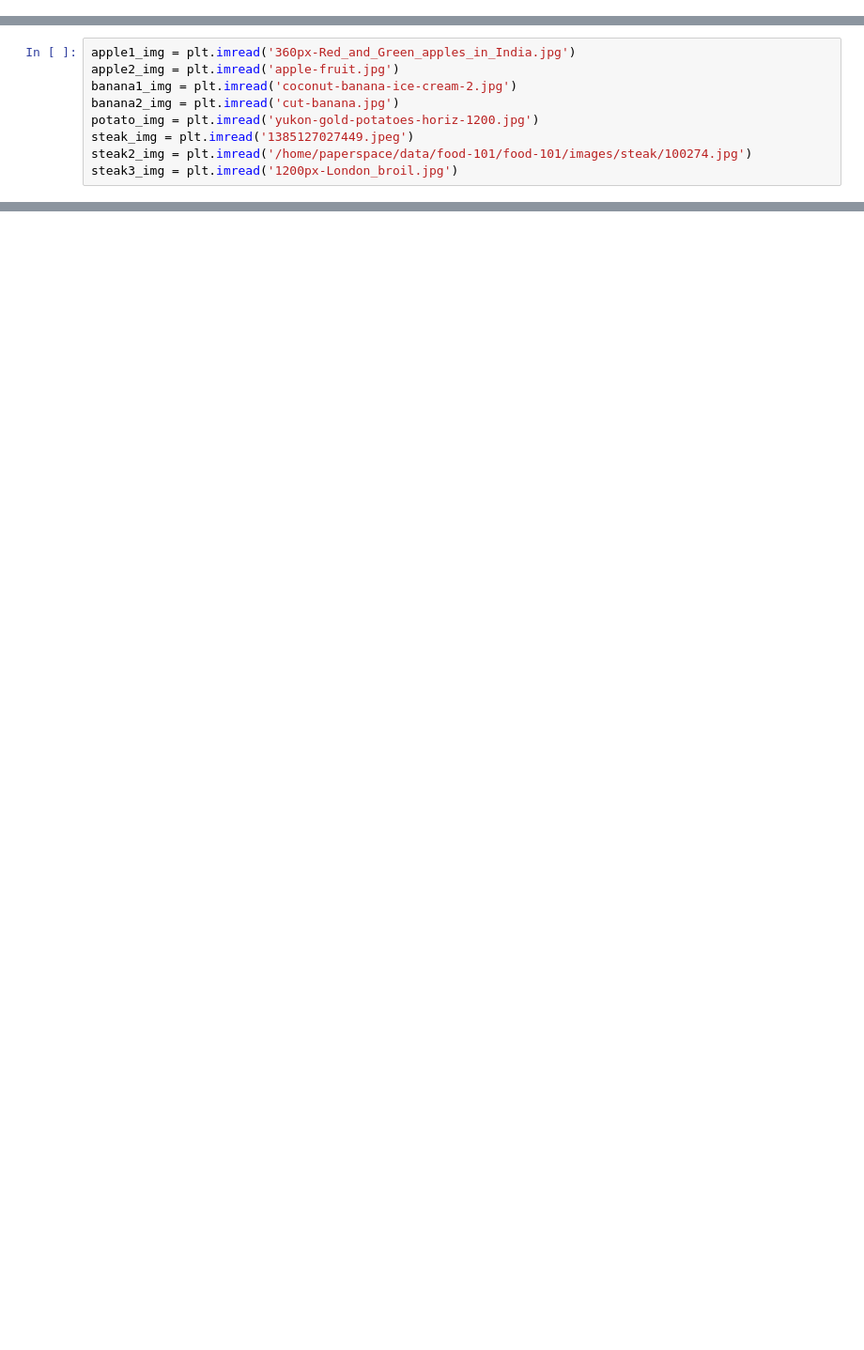
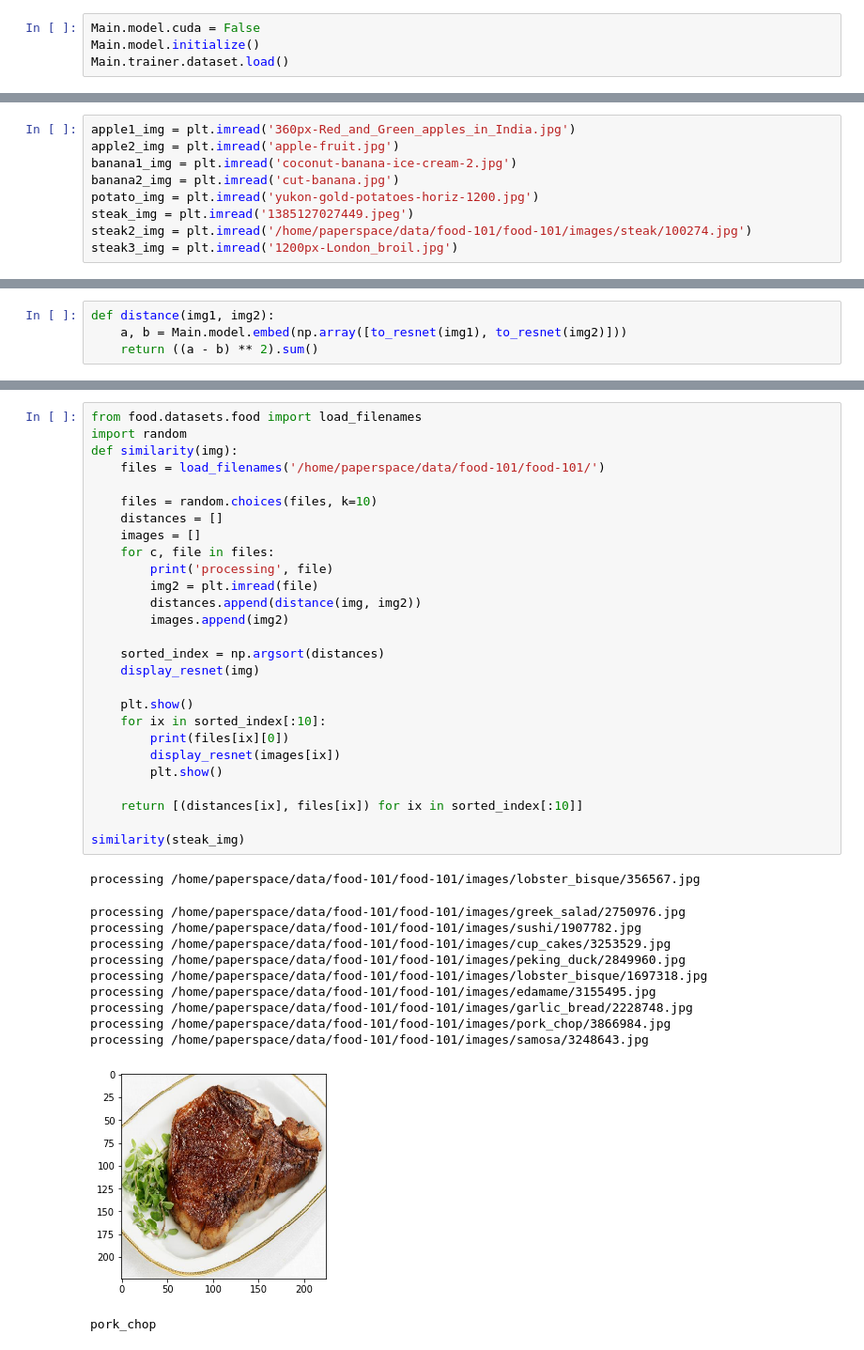
Before and after one commit to gabrielelanaro/food-pytorch, a Jupyter notebook: Untitled.ipynb, the cells around one changed output, grey strips where cells are left out. Shown at 94% size. Drawn from its saved outputs; the diff is of its cells as text; blank space fills up the shorter version.

```diff
--- a/Untitled.ipynb
+++ b/Untitled.ipynb
@@ -110,0 +14,4 @@ Match False
+# %%
+Main.model.cuda = False
+Main.model.initialize()
+Main.trainer.dataset.load()
@@ -142,0 +37,4 @@ plt.imshow(steak2_img)
+# %%
+def distance(img1, img2):
+    a, b = Main.model.embed(np.array([to_resnet(img1), to_resnet(img2)]))
+    return ((a - b) ** 2).sum()
@@ -142,0 +69,40 @@ plt.imshow(steak2_img)
+# %%
+from food.datasets.food import load_filenames
+import random
+def similarity(img):
+    files = load_filenames('/home/paperspace/data/food-101/food-101/')
+
+    files = random.choices(files, k=10)
+    distances = []
+    images = []
+    for c, file in files:
+        print('processing', file)
+        img2 = plt.imread(file)
+        distances.append(distance(img, img2))
+        images.append(img2)
+
+    sorted_index = np.argsort(distances)
+    display_resnet(img)
+
+    plt.show()
+    for ix in sorted_index[:10]:
+        print(files[ix][0])
+        display_resnet(images[ix])
+        plt.show()
+
+    return [(distances[ix], files[ix]) for ix in sorted_index[:10]]
+
+similarity(steak_img)
+# %% [output]
+processing /home/paperspace/data/food-101/food-101/images/lobster_bisque/356567.jpg
+processing /home/paperspace/data/food-101/food-101/images/greek_salad/2750976.jpg
+processing /home/paperspace/data/food-101/food-101/images/sushi/1907782.jpg
+processing /home/paperspace/data/food-101/food-101/images/cup_cakes/3253529.jpg
+processing /home/paperspace/data/food-101/food-101/images/peking_duck/2849960.jpg
+processing /home/paperspace/data/food-101/food-101/images/lobster_bisque/1697318.jpg
+processing /home/paperspace/data/food-101/food-101/images/edamame/3155495.jpg
+processing /home/paperspace/data/food-101/food-101/images/garlic_bread/2228748.jpg
+processing /home/paperspace/data/food-101/food-101/images/pork_chop/3866984.jpg
+processing /home/paperspace/data/food-101/food-101/images/samosa/3248643.jpg
+[figure, added]
+pork_chop
```
Also changed, not shown: parts of 47 cells of this notebook, 3 other files.
